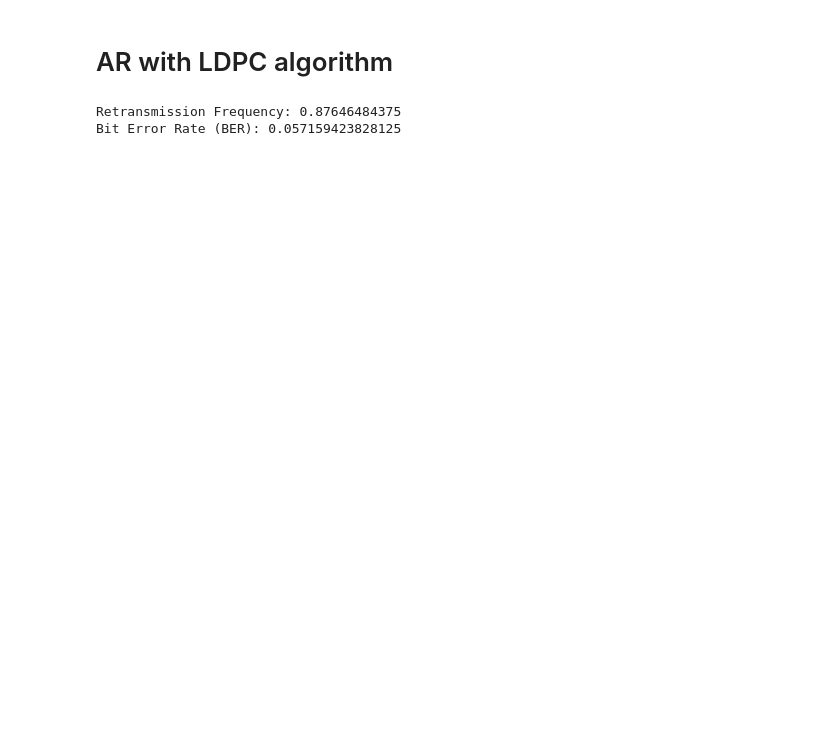
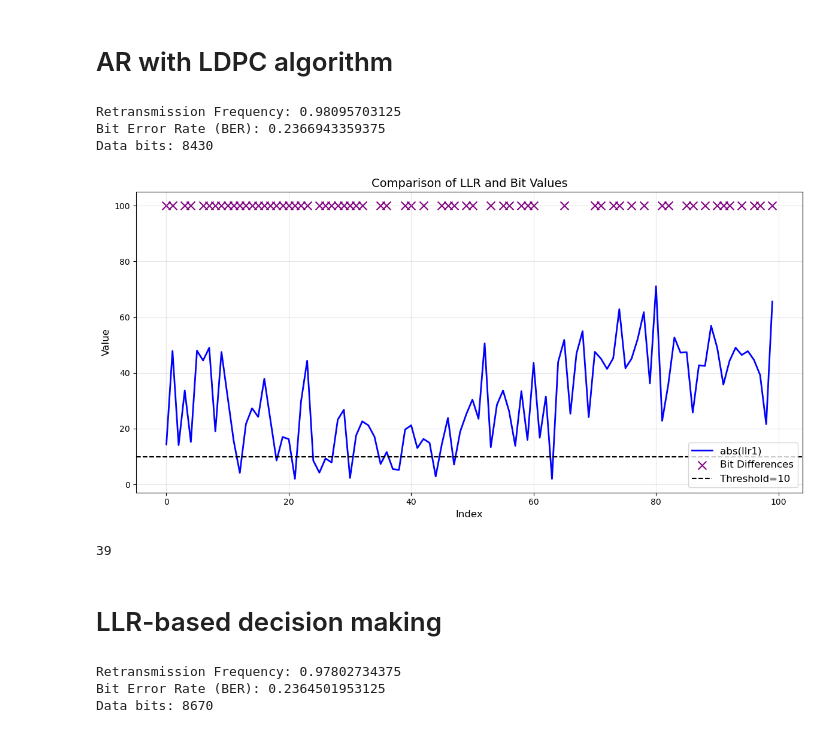
Before and after one commit to ssubrahmaniyan/wireless_channel_estimation, a Jupyter notebook: Release/Channel Prediction with LDPC/LDPC_AR.ipynb, the cells around one changed output. Saved outputs shown, nothing was run; the diff lists cells and outputs as text; code cells hidden in the pictures; blank space fills up the shorter version.

```diff
--- a/Release/Channel Prediction with LDPC/LDPC_AR.ipynb
+++ b/Release/Channel Prediction with LDPC/LDPC_AR.ipynb
@@ -853,0 +930,61 @@ def autoreg_ldpc_simulate(Fd, Fs, channel_vals, mse_threshold, N, ebno_db, packe
+# %%
+# Run simulation
+retrans_frequency, ber, llr1, re_encoded_bits1, encoded_bits1, total_bits_ber = autoreg_ldpc_simulate(
+    Fd=Fd, Fs=Fs, channel_vals=channel_vals, mse_threshold=mse_threshold,
+    N=N, ebno_db = ebno_db, packet_size=packet_size, pilot_size=pilot_size,
+    var_order=var_order, initial_pilots=initial_pilots
+)
+
+# Print results
+print(f"Retransmission Frequency: {retrans_frequency}")
+print(f"Bit Error Rate (BER): {ber}")
+print(f"Data bits: {total_bits_ber}")
+# %% [output]
+Retransmission Frequency: 0.98095703125
+Bit Error Rate (BER): 0.2366943359375
+Data bits: 8430
+# %%
+x = np.arange(0, 100)
+# Create a figure and axis
+plt.figure(figsize=(12, 6))
+# Plot the absolute LLR values
+plt.plot(x, np.abs(llr1.numpy().flatten()[:100]), 'b-', label='abs(llr1)', linewidth=2)
+
+# Plot the re-encoded bits (convert to numpy array if it's a tensor)
+if isinstance(re_encoded_bits1, tf.Tensor):
+    re_encoded_bits1 = re_encoded_bits1.numpy()
+
+# Plot the original encoded bits
+if isinstance(encoded_bits1, tf.Tensor):
+    encoded_bits1 = encoded_bits1.numpy()
+
+re_encoded_flat = re_encoded_bits1.flatten()[:100]
+encoded_flat = encoded_bits1.flatten()[:100]
+
+# Find points where re_encoded_bits and encoded_bits differ
+diff_indices = np.where(re_encoded_flat != encoded_flat)[0]
+
+# Plot these points at a value of 100
+if len(diff_indices) > 0:
+    plt.scatter(diff_indices, np.ones_like(diff_indices) * 100,
+                color='purple', s=100, marker='x', label='Bit Differences')
+
+# Plot the constant value of 10
+plt.axhline(y=10, color='k', linestyle='--', label='Threshold=10')
+
+# Add labels and legend
+plt.xlabel('Index', fontsize=12)
+plt.ylabel('Value', fontsize=12)
+plt.title('Comparison of LLR and Bit Values', fontsize=14)
+plt.legend(fontsize=12)
+plt.grid(True, alpha=0.3)
+
+# Show the plot
+plt.tight_layout()
+plt.show()
+print(np.sum(diff_indices<50))
+# %% [output]
+[figure, added]
+39
+# %% [markdown]
+# LLR-based decision making
@@ -870,7 +1183,7 @@ with open("channels.txt", "r") as f:
 channel_vals = np.array([complex(re, im) for re, im in channel_vals])
 # %%
 # Run simulation
-retrans_frequency, ber = autoreg_ldpc_simulate(
+retrans_frequency, ber, llr1, re_encoded_bits1, encoded_bits1, total_bits_ber = autoreg_ldpc_simulate2(
     Fd=Fd, Fs=Fs, channel_vals=channel_vals, mse_threshold=mse_threshold,
     N=N, ebno_db = ebno_db, packet_size=packet_size, pilot_size=pilot_size,
     var_order=var_order, initial_pilots=initial_pilots
@@ -879,6 +1192,8 @@ retrans_frequency, ber = autoreg_ldpc_simulate(
 # Print results
 print(f"Retransmission Frequency: {retrans_frequency}")
 print(f"Bit Error Rate (BER): {ber}")
+print(f"Data bits: {total_bits_ber}")
 # %% [output]
-Retransmission Frequency: 0.87646484375
-Bit Error Rate (BER): 0.057159423828125
+Retransmission Frequency: 0.97802734375
+Bit Error Rate (BER): 0.2364501953125
+Data bits: 8670
```
Also changed, not shown: parts of 17 cells of this notebook.
